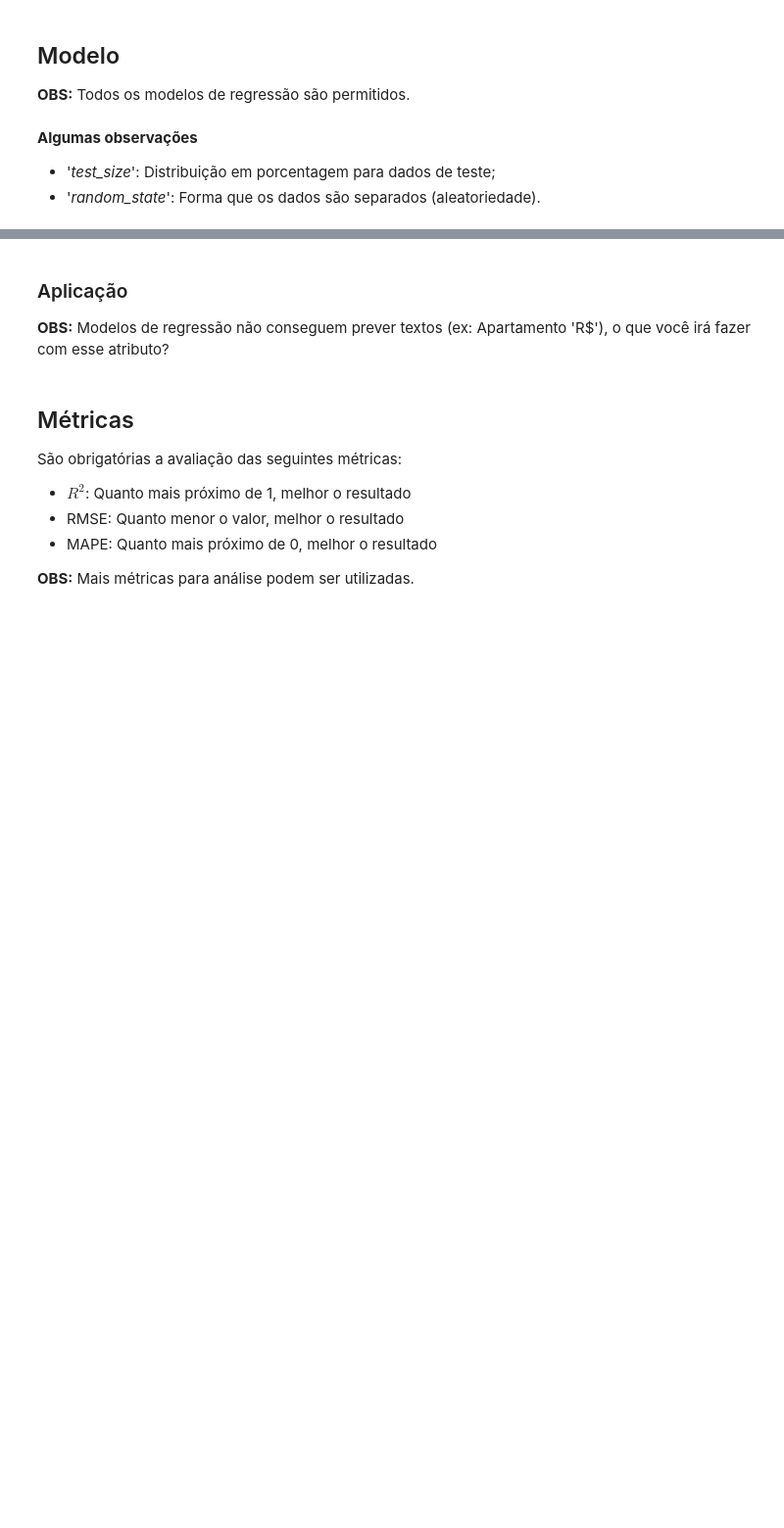
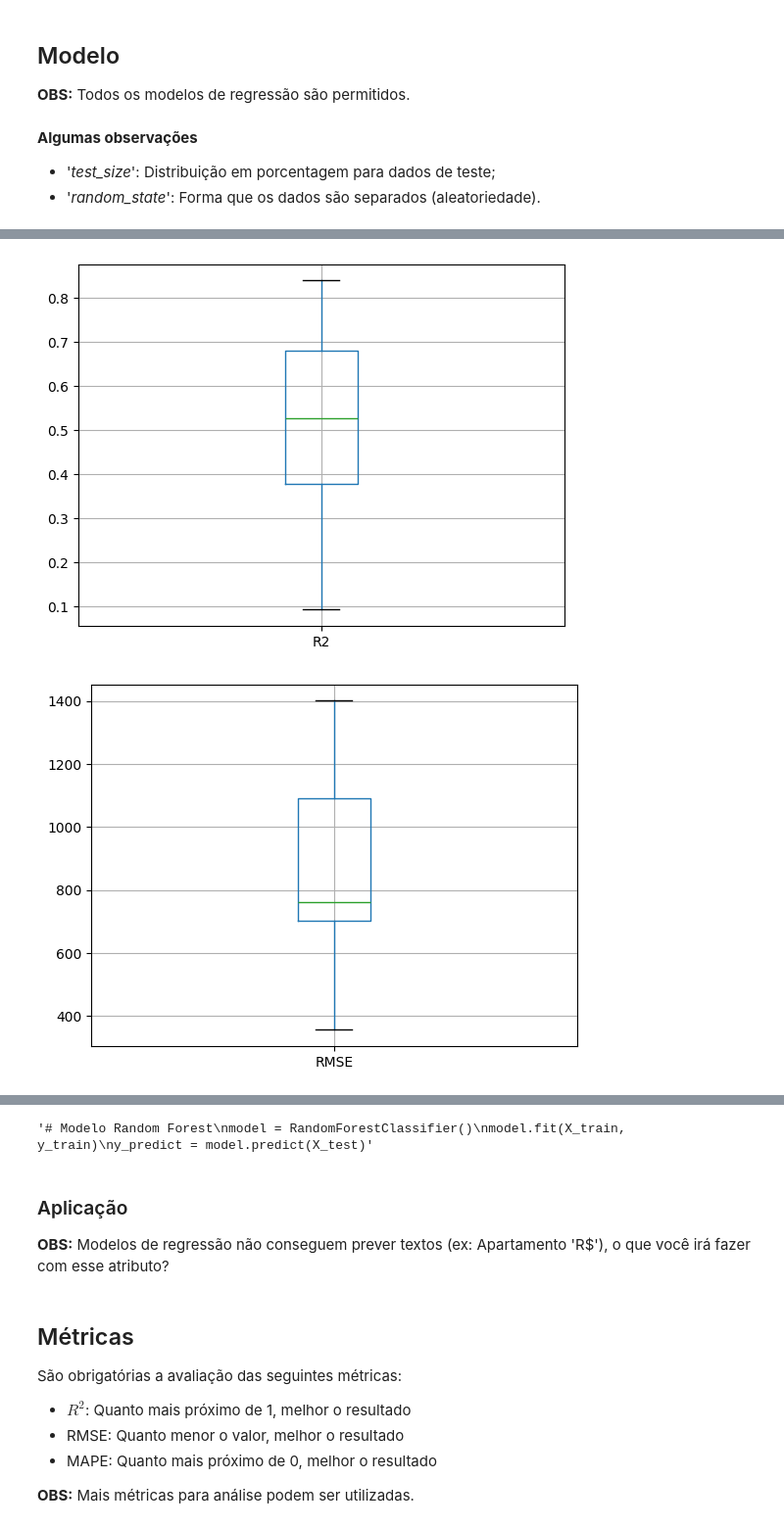
Before and after one commit to dudasimonassi/HackathonIA, a Jupyter notebook: Competicao_IA.ipynb, the cells around one changed output, grey strips where cells are left out. Shown at 98% size. Cells and saved outputs as stored; diff of their text form; code cells hidden in the pictures; blank space fills up the shorter version.

Commit message:
experimentos e base de dados

```diff
--- a/Competicao_IA.ipynb
+++ b/Competicao_IA.ipynb
@@ -70,0 +82,3 @@ df
+# %%
+df = pd.read_excel('Competicao_IA_Dados.xlsx')
+df
@@ -221,7 +316,7 @@ model = KNeighborsRegressor(n_neighbors=2)
 model.fit(X_train, y_train)
 y_predict = model.predict(X_test)
 # %%
-def runKNN(dataframe, random_state):
+def runRandomForest(dataframe,random_state):
   X = dataframe.drop(['Preço'], axis=1)
   # Outputs
   y = [i[0] for i in dataframe[['Preço']].values]
@@ -232,22 +327,25 @@ def runKNN(dataframe, random_state):
   X_train = X_train.drop(['Tipo'], axis=1)
   X_test = X_test.drop(['Tipo'], axis=1)
 
-  # Modelo KNN
-  model = KNeighborsRegressor(n_neighbors=2)
+  # Modelo Random Forest
+  model = RandomForestClassifier()
   model.fit(X_train, y_train)
   y_predict = model.predict(X_test)
 
   R2 = r2_score(y_test, y_predict)
-  print("R2   =", R2)
+  #print("R2   =", R2)
   RMSE = math.sqrt(mean_squared_error(y_test, y_predict))
-  print("RMSE =", RMSE)
+  #print("RMSE =", RMSE)
   MAPE = mean_absolute_percentage_error(y_test, y_predict)
-  print("MAPE =", MAPE)
+  #print("MAPE =", MAPE)
 
-#runKNN(apartamento_cobertura_kitnet_df, 16)
-#runKNN(studio_kitnet_df)
-#runKNN(galpao_df)
-#runKNN(casa_df)
-#runKNN(loja_df)
-#runKNN(sala_df)
+  return R2, RMSE, MAPE
+
+
+#runRandomForest(apartamento_cobertura_kitnet_df)
+#runRandomForest(studio_kitnet_df)
+#runRandomForest(galpao_df)
+#runRandomForest(casa_df)
+#runRandomForest(loja_df)
+#runRandomForest(sala_df)
 # %%
@@ -283,0 +407,10 @@ def runRandomForest(dataframe):
+# %%
+results_df.boxplot(column=['R2'])
+plt.show()
+results_df.boxplot(column=['RMSE'])
+plt.show()
+results_df.boxplot(column=['MAPE'])
+plt.show()
+# %% [output]
+[figure, added]
+[figure, added]
@@ -293,6 +427,8 @@ y_predict = model.predict(X_test)"""
 model = RandomForestClassifier()
 model.fit(X_train, y_train)
 y_predict = model.predict(X_test)"""
+# %% [output]
+'# Modelo Random Forest\nmodel = RandomForestClassifier()\nmodel.fit(X_train, y_train)\ny_predict = model.predict(X_test)'
 # %% [markdown]
 ### Aplicação
 
```
Also changed, not shown: parts of 16 cells of this notebook, 1 other file.
